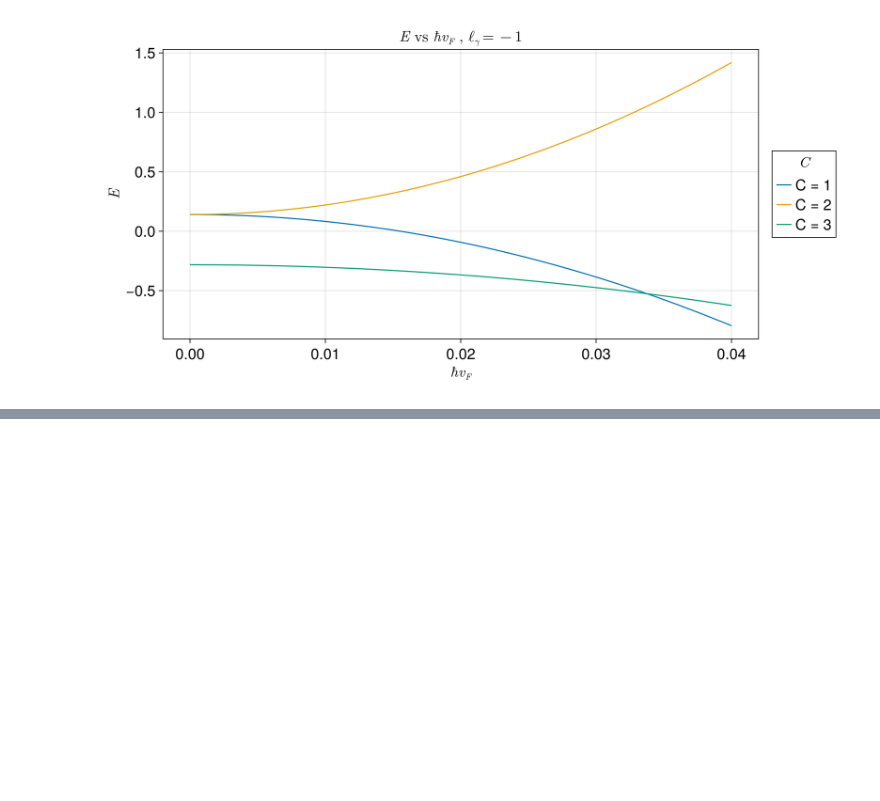
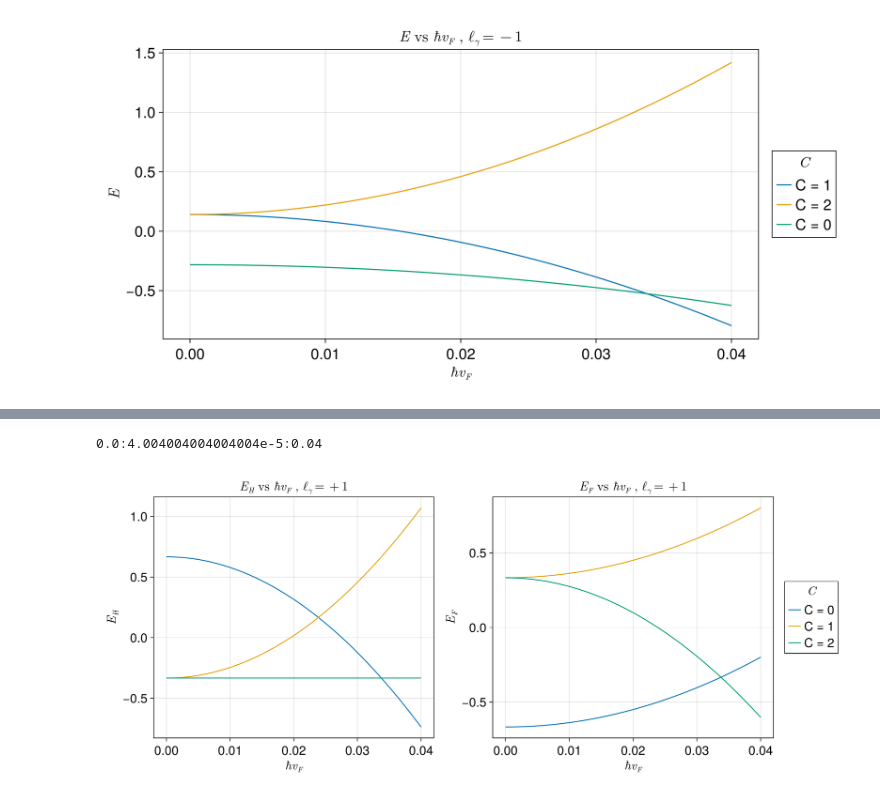
Before and after one commit to aviVadali/Summer2024, a Jupyter notebook: 3D_TI_SCHF.ipynb, the cells around one changed output, grey strips where cells are left out. Saved outputs shown, nothing was run; the diff lists cells and outputs as text; code cells hidden in the pictures; blank space fills up the shorter version.

```diff
--- a/3D_TI_SCHF.ipynb
+++ b/3D_TI_SCHF.ipynb
@@ -300,7 +166,7 @@ title = L"E \ \text{vs} \ \hbar v_F \ , \ \ell_\gamma = +1",
 xlabel = L"\hbar v_F", ylabel = L"E")
 for i in 1:3
     lines!(ax, vF_list, energies[2, i, :],
-    label = "C = "*string(mod1(i - 1 + l_gam + 2, 3)))
+    label = "C = "*string(mod(i - 1 + l_gam + 2, 3)))
 end
 P[1, 2] = Legend(P, ax, L"C",
 framevisible = true)
@@ -316,7 +182,7 @@ title = L"E \ \text{vs} \ \hbar v_F \ , \ \ell_\gamma = -1",
 xlabel = L"\hbar v_F", ylabel = L"E")
 for i in 1:3
     lines!(ax, vF_list, energies[1, i, :],
-    label = "C = "*string(mod1(i - 1 + l_gam + 2, 3)))
+    label = "C = "*string(mod(i - 1 + l_gam + 2, 3)))
 end
 P[1, 2] = Legend(P, ax, L"C",
 framevisible = true)
@@ -325,0 +197,39 @@ P
+# %%
+samps = 1000
+vF_list = range(0, 0.04, samps)
+# %% [output]
+0.0:4.004004004004004e-5:0.04
+# %%
+h_energies = Array{Float64}(undef, 2, 3, samps)
+f_energies = Array{Float64}(undef, 2, 3, samps)
+for j in 1:2
+    for c in 0:2
+        for k in 1:samps
+            gam = (-1)^j
+            v = vF_list[k]
+            h_energies[j, c + 1, k] = E_hartree(gam, c, v, hbar, a, m)
+            f_energies[j, c + 1, k] = E_fock(gam, c, v, hbar, a, m)
+        end
+    end
+end
+# %%
+# Freeze into l_gamma = +1
+l_gam = 1
+P = Figure(size=(1200, 500), fontsize=20)
+ax1 = Axis(P[1, 1],
+title = L"E_H \ \text{vs} \ \hbar v_F \ , \ \ell_\gamma = +1",
+xlabel = L"\hbar v_F", ylabel = L"E_H")
+ax2 = Axis(P[1, 2],
+title = L"E_F \ \text{vs} \ \hbar v_F \ , \ \ell_\gamma = +1",
+xlabel = L"\hbar v_F", ylabel = L"E_F")
+for i in 1:3
+    lines!(ax1, vF_list, h_energies[2, i, :],
+    label = "C = "*string(mod(i - 1 + l_gam + 2, 3)))
+    lines!(ax2, vF_list, f_energies[2, i, :],
+    label = "C = "*string(mod(i - 1 + l_gam + 2, 3)))
+end
+P[1, 3] = Legend(P, ax1, L"C",
+framevisible = true)
+P
+# %% [output]
+[figure, added]
```
Also changed, not shown: parts of 18 cells of this notebook, 2 other files.
